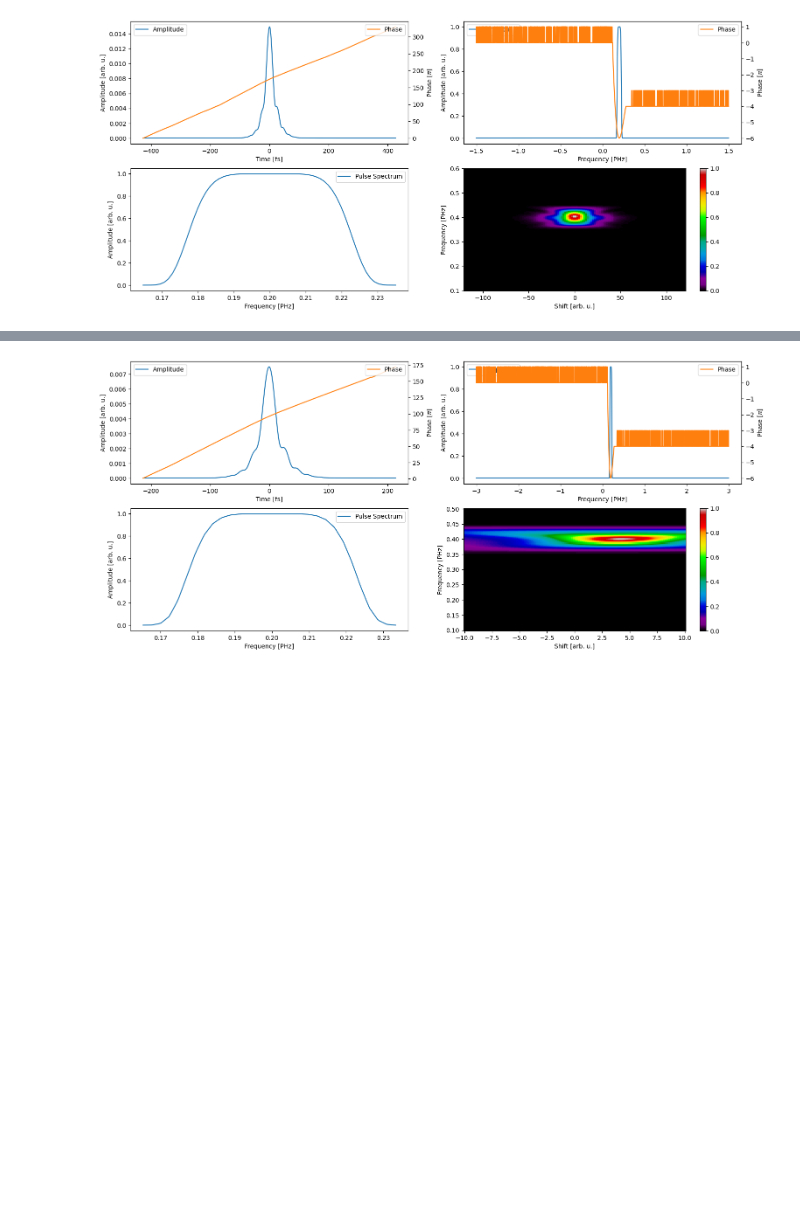
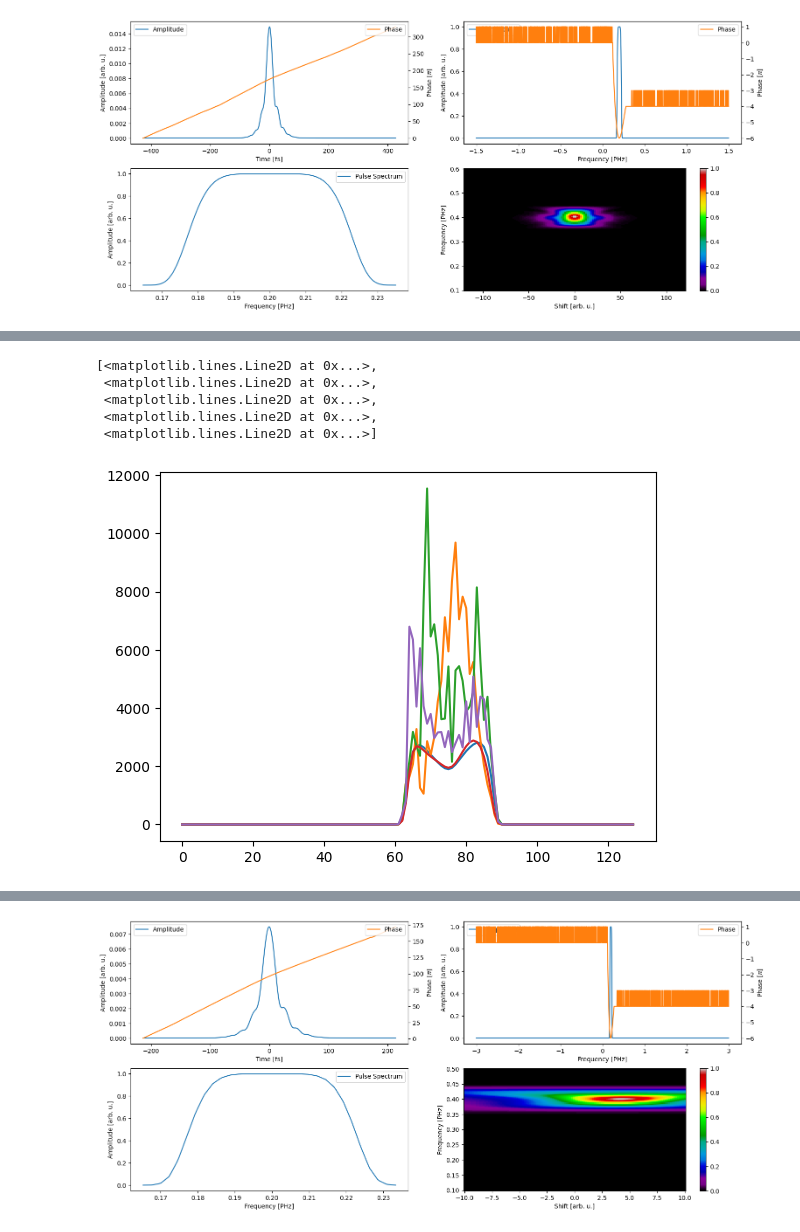
Before and after one commit to matillda123/Pulse-Retrieval-with-JAX, a Jupyter notebook: _usage_example.ipynb, the cells around one changed output, grey strips where cells are left out. Cells and saved outputs as stored; diff of their text form; code cells hidden in the pictures; blank space fills up the shorter version.

```diff
--- a/_usage_example.ipynb
+++ b/_usage_example.ipynb
@@ -163 +95,10 @@ gp.plot_results(final_result)
+# %%
+plt.plot(gp.descent_state._local.mu.T)
+# %% [output]
+[<matplotlib.lines.Line2D at 0x...>,
+ <matplotlib.lines.Line2D at 0x...>,
+ <matplotlib.lines.Line2D at 0x...>,
+ <matplotlib.lines.Line2D at 0x...>,
+ <matplotlib.lines.Line2D at 0x...>]
+[figure, added]
 # %%
```
Also changed, not shown: parts of 11 cells of this notebook, 13 other files.
